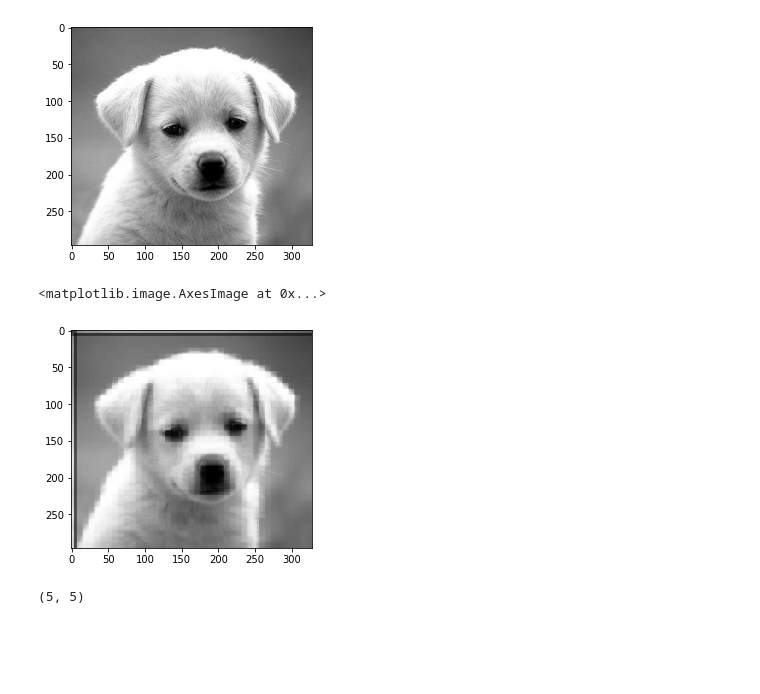
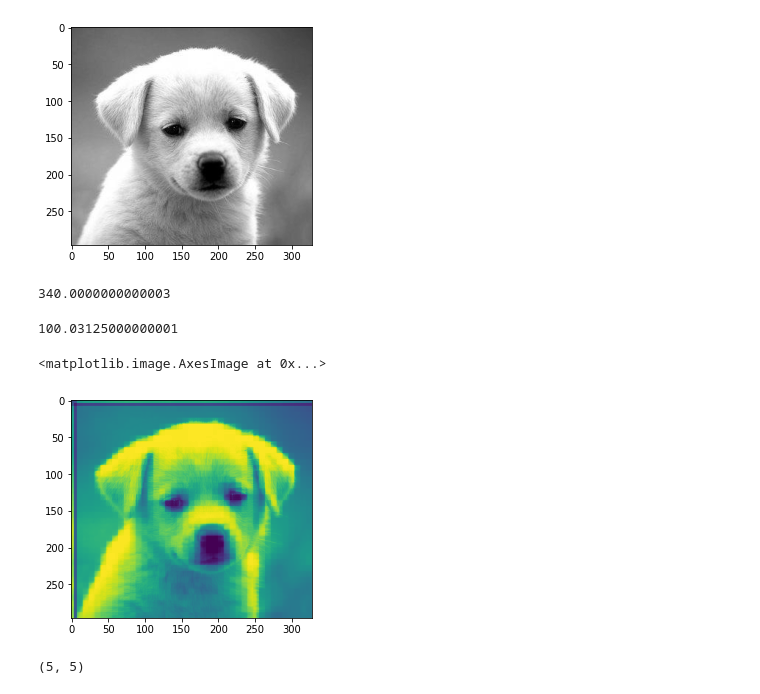
Before and after one commit to KareemElozeiri/JPEG-From-Scratch, a Jupyter notebook: notebooks/DCT.ipynb, the cells around one changed output. Cells and saved outputs as stored; diff of their text form; code cells hidden in the pictures; blank space fills up the shorter version.

```diff
--- a/notebooks/DCT.ipynb
+++ b/notebooks/DCT.ipynb
@@ -105,11 +105,19 @@ plt.imshow(img_gray, cmap="gray")
 # %% [output]
 <matplotlib.image.AxesImage at 0x...>
 [figure]
+# %%
+np.max(idct)
+# %% [output]
+340.0000000000003
+# %%
+(img_gray-idct).max()
+# %% [output]
+100.03125000000001
 # %%
-plt.imshow(idct, cmap="gray")
+plt.imshow(idct)
 # %% [output]
 <matplotlib.image.AxesImage at 0x...>
-[figure, old version]
+[figure, new version]
 # %%
 import numpy as np
 # %%
```
Also changed, not shown: 4 other files.
